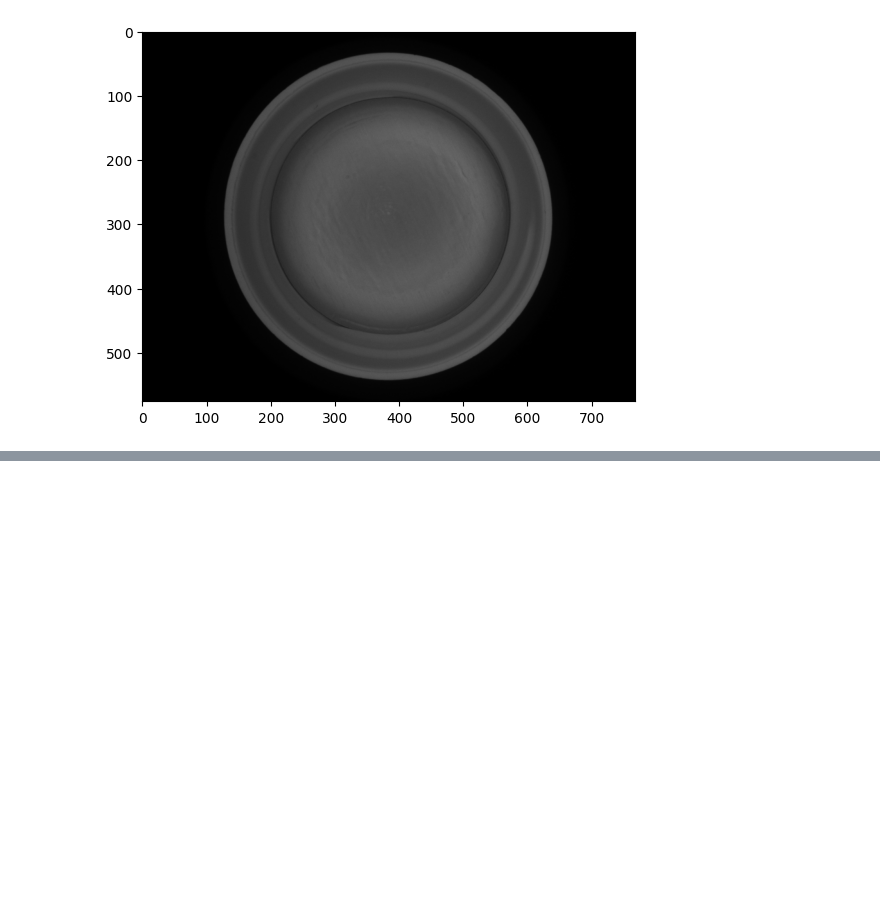
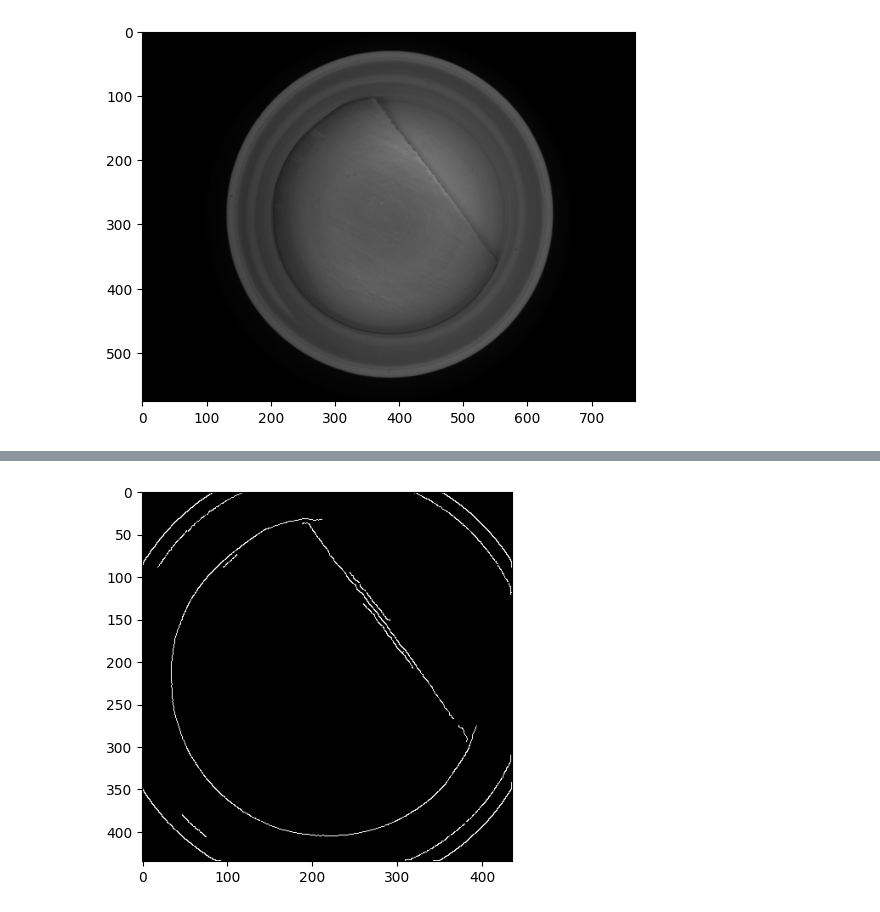
Before and after one commit to LucreziaPonti/PROJECT_cv, a Jupyter notebook: bozza_prova.ipynb, the cells around one changed output, grey strips where cells are left out. Saved outputs shown, nothing was run; the diff lists cells and outputs as text; code cells hidden in the pictures; blank space fills up the shorter version.

Commit message:
funziona praticamente tutto nella bozza - da rifinire e sistemare le linee

```diff
--- a/bozza_prova.ipynb
+++ b/bozza_prova.ipynb
@@ -2,9 +2,10 @@
 import numpy as np
 import cv2
 from matplotlib import pyplot as plt
+import math
 
 #### LOAD and show IMAGE
-img_color = cv2.imread('cap-inspection-images/project_1_liner_inspection/g_06.bmp')
+img_color = cv2.imread('cap-inspection-images/project_1_liner_inspection/d_17.bmp')
 img = cv2.cvtColor(img_color,cv2.COLOR_BGR2GRAY)
 plt.figure()
 plt.imshow(img,cmap='gray',vmin=0,vmax=255)
@@ -18,7 +19,8 @@ plt.stem(hist)
 plt.show()
 '''
 ######## TASK 1.1:  Outline the cap by generating a circle that fits the cap mouth #########
-img_blur = cv2.GaussianBlur(img,(7,7),0)
+#img_blur = cv2.GaussianBlur(img,(7,7),0)
+img_blur = cv2.bilateralFilter(img,7,50,75)
 circles = cv2.HoughCircles(img_blur,cv2.HOUGH_GRADIENT, 1, 45,param1=70,param2=70) # ok per trovare esterno dei tappi
 # param1: threshold della differenza del gradiente (+alto = colori + diversi)
 # param2 : perfezione del cerchio
@@ -37,29 +39,44 @@ print("CAP OUTLINE - center: x= ", center[0]," y= ",center[1]," , radius= ",radi
 plt.imshow(img_color)
 plt.show()
 
+#### ROI OF INSIDE THE CAP
+offset = ((radius/math.sqrt(2))+radius)/2
+x_max=math.ceil(center[0]+offset)
+x_min=math.floor(center[0]-offset)
+y_max=math.ceil(center[1]+offset)
+y_min=math.floor(center[1]-offset)
+
+img_roi=img_blur[y_min:y_max,x_min:x_max]
+img_roi_show=img_roi.copy()
+
+
+
 ########## TASK 1.2 : identifica rotture liner
 
-edges = cv2.Canny(img,50,100,apertureSize = 3)
-#plt.imshow(edges,cmap='gray',vmin=0,vmax=255)
-#plt.show()
-
+edges = cv2.Canny(img_roi,15,30,apertureSize = 3)
+#edges = cv2.Canny(img_roi,10,30,apertureSize = 3) #VERY NICE
+plt.imshow(edges,cmap='gray',vmin=0,vmax=255)
+plt.show()
+##################################################### d_18 d_19 d_20 non trova la riga se usiamo img_roi la trova se usiamo lìimmagine intera
 
 lines = cv2.HoughLines(edges,1,np.pi/180,70)
 if lines is not None and len(lines) > 0:
     #
-    #for line in lines:
-        #rho, theta = line[0]
-        #a = np.cos(theta)
-        #b = np.sin(theta)
-        #x0 = a * rho
-        #y0 = b * rho
-        #x1 = int(x0 + 1000 * (-b))
-        #y1 = int(y0 + 1000 * (a))
-        #x2 = int(x0 - 1000 * (-b))
-        #y2 = int(y0 - 1000 * (a))
+    for line in lines:
+        rho, theta = line[0]
+        a = np.cos(theta)
+        b = np.sin(theta)
+        x0 = a * rho
+        y0 = b * rho
+        x1 = int(x0 + 1000 * (-b))
+        y1 = int(y0 + 1000 * (a))
+        x2 = int(x0 - 1000 * (-b))
+        y2 = int(y0 - 1000 * (a))
+        print("LINE: (",x0,",",y0,") - theta= ",theta," - rho: ",rho)
+        cv2.line(img_roi_show, (x1, y1), (x2, y2), (0, 0, 255), 2)
+        cv2.line(img_color, (x1+x_min, y1+y_min), (x2+x_min, y2+y_min), (0, 0, 255), 2)
 
-        #cv2.line(img_color, (x1, y1), (x2, y2), (0, 0, 255), 2)
-
+    '''
     rho, theta = lines[0][0]
     a = np.cos(theta)
     b = np.sin(theta)
@@ -70,13 +87,22 @@ if lines is not None and len(lines) > 0:
     x2 = int(x0 - 1000 * (-b))
     y2 = int(y0 - 1000 * (a))
 
-    cv2.line(img_color, (x1, y1), (x2, y2), (0, 0, 255), 2)
-    print(x0,y0)
+    cv2.line(img_roi_show, (x1, y1), (x2, y2), (0, 0, 255), 2)
+    cv2.line(img_color, (x1+x_min, y1+y_min), (x2+x_min, y2+y_min), (0, 0, 255), 2)
+
+    '''
     plt.figure()
+    plt.subplot(1,2,1)
+    plt.imshow(img_roi_show)
+    plt.subplot(1,2,2)
     plt.imshow(img_color)
     plt.show()
 
+    # PROVARE A FARE LA MEDIA DELLE LINEE CHE TROVA PER AVERNE SOLO UNA
+
     #### funziona bene con tutte c'è solo da capire come fare il rettangolo
+else:
+    print("NO DEFECTS")
 
 '''# houghlinesP : fa le linee "limitate" non infinite ma è peggio a prendere le linee complete perchè sono un po' stortine
 linesP = cv2.HoughLinesP(edges,1,np.pi/180,60,minLineLength=50,maxLineGap=60)
@@ -109,17 +135,28 @@ fare la avg lightness di altre immagini e trovare il valore medio più diffuso e
 '''
 
 
-######## TASK 2:  Outline the cap by generating a circle that fits the cap mouth ######### !!!!!!!!!!!11 d_31 questa non la trova (che ci sta che sia così)
-circles_in = cv2.HoughCircles(img_blur,cv2.HOUGH_GRADIENT, 1, 45,param1=50,param2=40,maxRadius=int(radius*0.9)) # ok per trovare liner ma forse è un po' barare con min radius
-# param1: threshold della differenza del gradiente (+alto = colori + diversi)
-# param2 : perfezione del cerchio
-#print(circles, circles.shape)
-for c in circles_in[0,:] :
-    cv2.circle(img_color,(int(c[0]),int(c[1])),int(c[2]),color=(255, 0, 0),thickness=2)
-    cv2.circle(img_color,(int(c[0]),int(c[1])),int(2),color=(255,0, 0),thickness=2)
-    print("LINER - center: x= ", c[0]," y= ",c[1]," , radius= ",c[2])
+######## TASK 2:  Outline the cap by generating a circle that fits the cap mouth
+circles_in = cv2.HoughCircles(img_roi,cv2.HOUGH_GRADIENT, 1, 45,param1=30,param2=60) # d_18 ne trova 3 ma il primo è quello giusto
+#circles_in = cv2.HoughCircles(img_roi,cv2.HOUGH_GRADIENT, 1, 45,param1=40,param2=60) # ALL OK EXCEPT G_04
+#cerchiamo il cerchio interno nella roi e poi per visualizzarlo gli diamo l'offset per ritrovarlo nell'immagine grande ((0,0) in img_roi = (x_min,y_min) in img "full")
+# !!!!!!!!!!!11 d_31 questa non la trova (che ci sta che sia così)
+if circles_in is not None and len(circles_in) > 0:
 
-plt.imshow(img_color)
-plt.show()
+    #print(circles, circles.shape)
+    for c in circles_in[0,:] :
+        cv2.circle(img_roi_show,(int(c[0]),int(c[1])),int(c[2]),color=(255, 0, 0),thickness=2)
+        cv2.circle(img_roi_show,(int(c[0]),int(c[1])),int(2),color=(255,0, 0),thickness=2)
+        cv2.circle(img_color,(int(c[0])+x_min,int(c[1])+y_min),int(c[2]),color=(255, 0, 0),thickness=2)
+        cv2.circle(img_color,(int(c[0])+x_min,int(c[1])+y_min),int(2),color=(255,0, 0),thickness=2)
+        print("LINER - center (in roi pic): x= ", c[0]," y= ",c[1]," - center (in full pic): x= ", c[0]+x_min," y= ",c[1]+y_min," , radius= ",c[2])
+
+    plt.figure()
+    plt.subplot(1,2,1)
+    plt.imshow(img_roi_show)
+    plt.subplot(1,2,2)
+    plt.imshow(img_color)
+    plt.show()
+else :
+    print("NO LINER")
 # %% [output]
 [figure]
@@ -127,0 +165 @@ CAP OUTLINE - center: x=  383.5  y=  288.5  , radius=  255.3
+[figure, new version]
```
Also changed, not shown: parts of 1 cell of this notebook, 2 other files.
